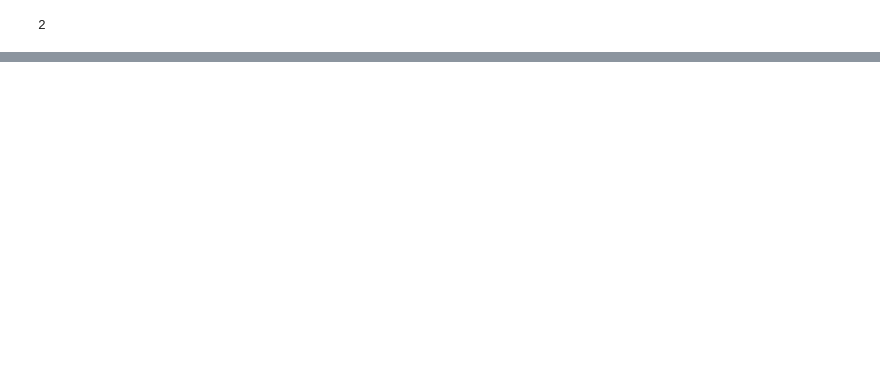
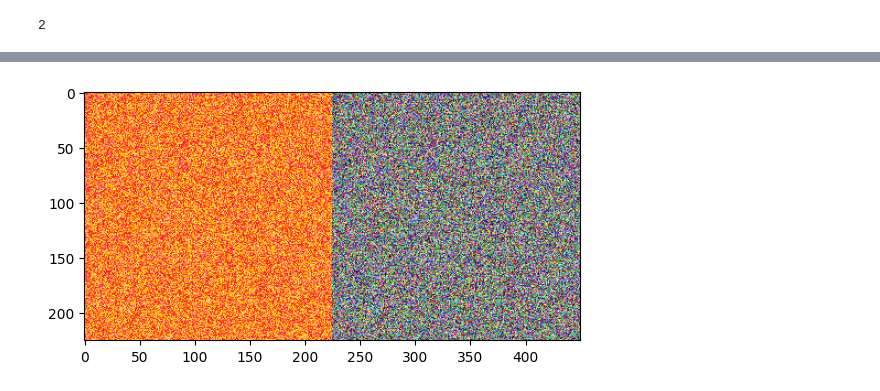
Before and after one commit to Adnan4555/ADNAN-4555, a Jupyter notebook: numpy.ipynb, the cells around one changed output, grey strips where cells are left out. Drawn from its saved outputs; the diff is of its cells as text; code cells hidden in the pictures; blank space fills up the shorter version.

```diff
--- a/numpy.ipynb
+++ b/numpy.ipynb
@@ -230,0 +250,5 @@ dtype('float64')
+# %%
+plt.imshow(v)
+plt.show()
+# %% [output]
+[figure, added]
```
Also changed, not shown: parts of 117 cells of this notebook.
